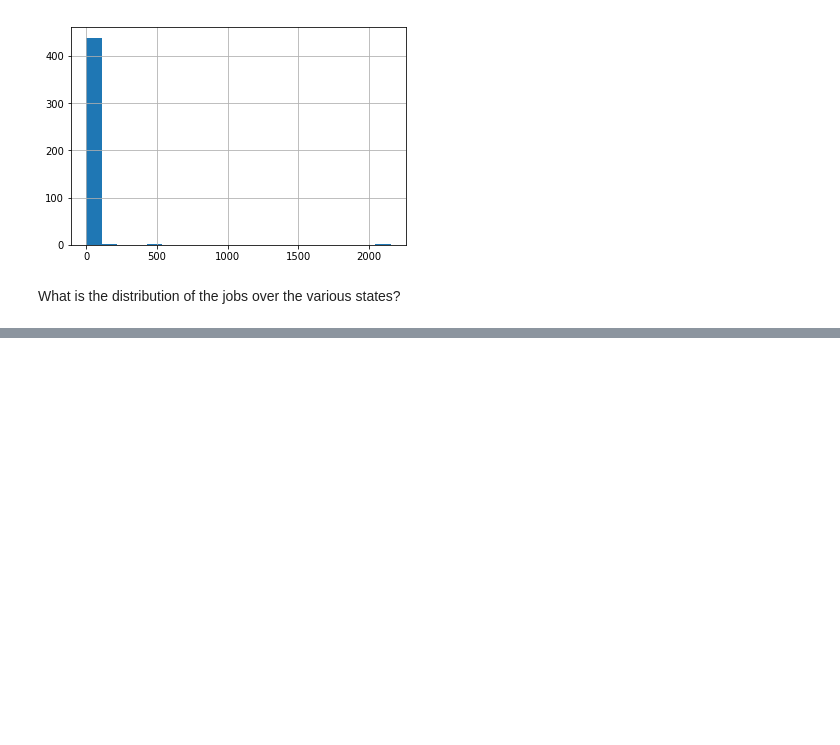
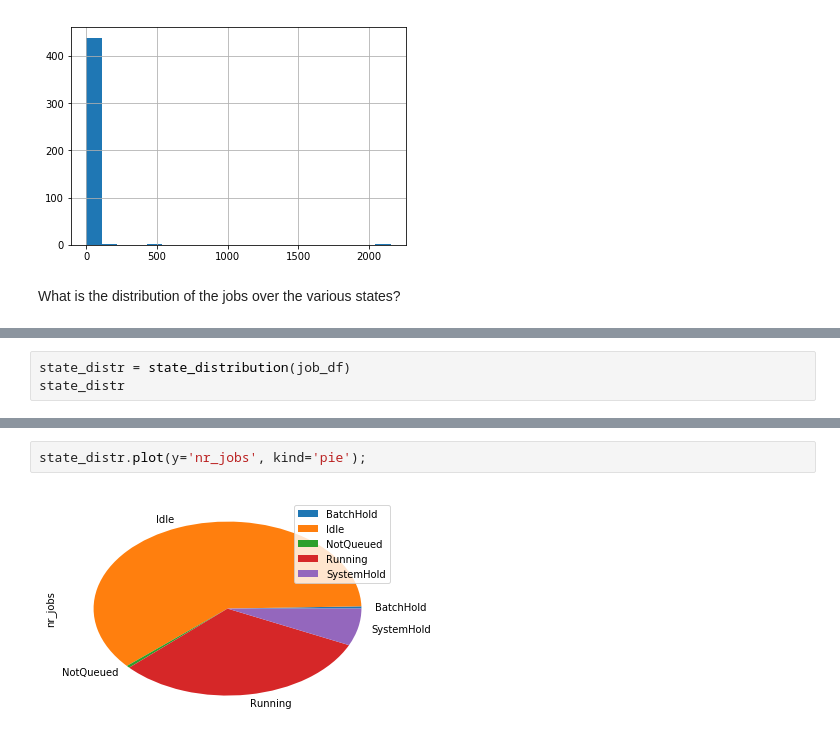
Before and after one commit to gjbex/QueueMonitoring, a Jupyter notebook: showq_analysis.ipynb, the cells around one changed output, grey strips where cells are left out. Saved outputs shown, nothing was run; the diff lists cells and outputs as text; blank space fills up the shorter version.

Commit message:
Add plots

```diff
--- a/showq_analysis.ipynb
+++ b/showq_analysis.ipynb
@@ -253,0 +244,3 @@ state_distribution(job_df)
+# %%
+state_distr = state_distribution(job_df)
+state_distr
@@ -253,0 +255,4 @@ state_distribution(job_df)
+# %%
+state_distr.plot(y='nr_jobs', kind='pie');
+# %% [output]
+[figure, added]
```
Also changed, not shown: parts of 3 cells of this notebook, 1 other file.
